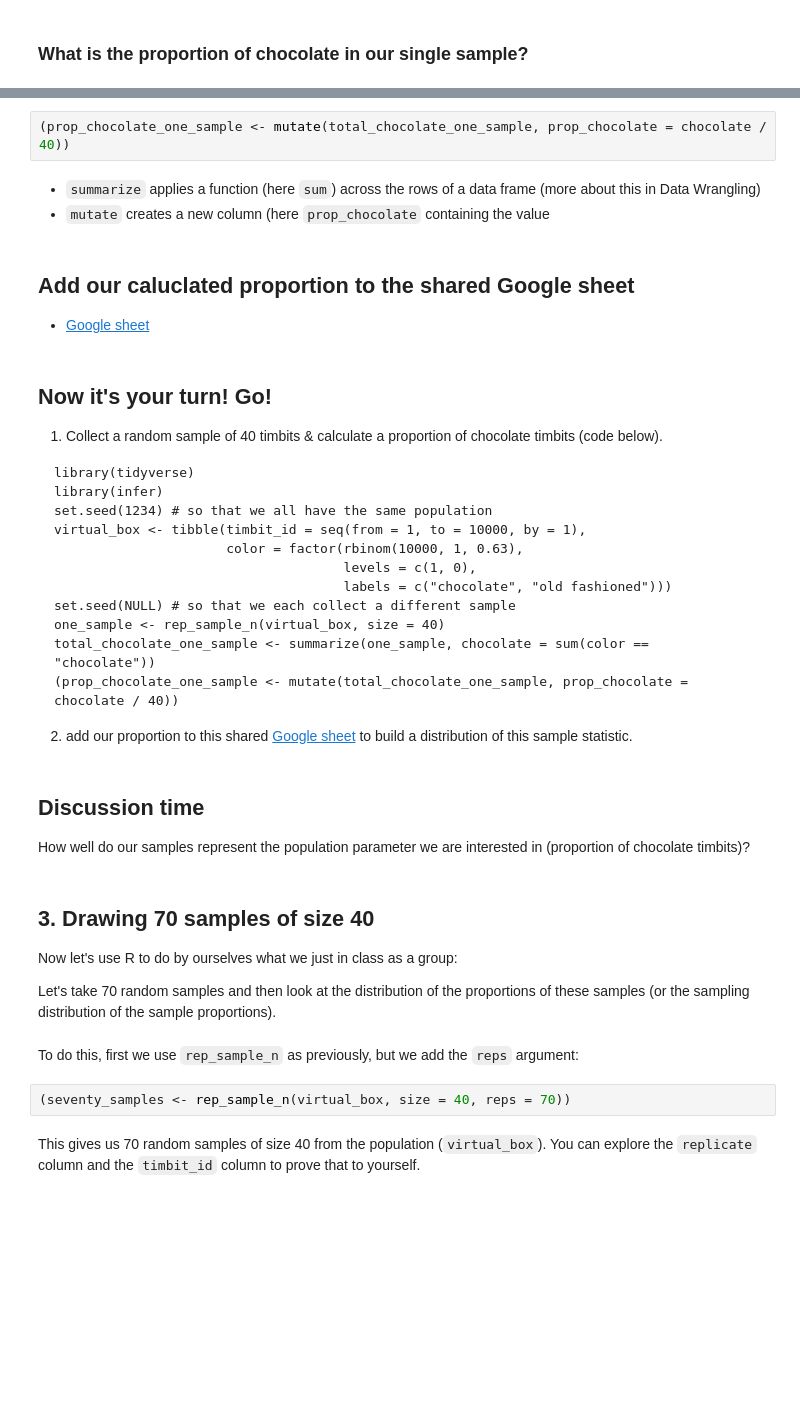
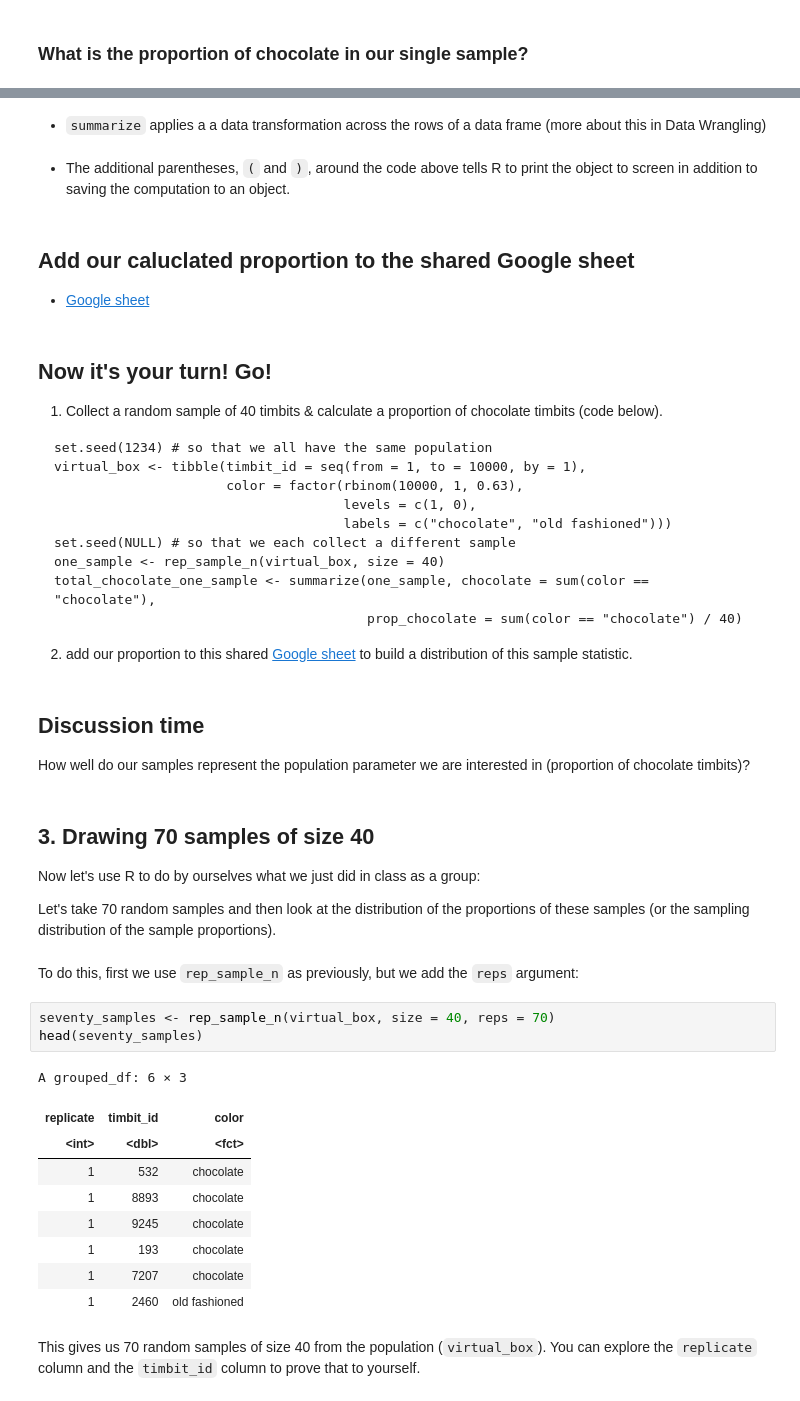
Before and after one commit to UBC-MDS/DSCI_552_stat-inf-1, a Jupyter notebook: lectures/01_lecture-sampling-through-simulation.ipynb, the cells around one changed output, grey strips where cells are left out. Cells and saved outputs as stored; diff of their text form; blank space fills up the shorter version.

````diff
--- a/lectures/01_lecture-sampling-through-simulation.ipynb
+++ b/lectures/01_lecture-sampling-through-simulation.ipynb
@@ -146,8 +169,7 @@ We can tell by the `timbit_id` column that R indeed did what we asked - randomly
-# %%
-(prop_chocolate_one_sample <- mutate(total_chocolate_one_sample, prop_chocolate = chocolate / 40))
 # %% [markdown]
-- `summarize` applies a function (here `sum`) across the rows of a data frame (more about this in Data Wrangling)
-- `mutate` creates a new column (here `prop_chocolate` containing the value
+- `summarize` applies a a data transformation across the rows of a data frame (more about this in Data Wrangling)
+# %% [markdown]
+- The additional parentheses, `(` and `)`, around the code above tells R to print the object to screen in addition to saving the computation to an object.
 # %% [markdown]
 ## Add our caluclated proportion to the shared Google sheet
 
@@ -158,8 +180,6 @@ We can tell by the `timbit_id` column that R indeed did what we asked - randomly
 1. Collect a random sample of 40 timbits & calculate a proportion of chocolate timbits (code below).
 
 ```
-library(tidyverse)
-library(infer)
 set.seed(1234) # so that we all have the same population
 virtual_box <- tibble(timbit_id = seq(from = 1, to = 10000, by = 1),
                       color = factor(rbinom(10000, 1, 0.63),
@@ -167,8 +187,8 @@ virtual_box <- tibble(timbit_id = seq(from = 1, to = 10000, by = 1),
                                      labels = c("chocolate", "old fashioned")))
 set.seed(NULL) # so that we each collect a different sample
 one_sample <- rep_sample_n(virtual_box, size = 40)
-total_chocolate_one_sample <- summarize(one_sample, chocolate = sum(color == "chocolate"))
-(prop_chocolate_one_sample <- mutate(total_chocolate_one_sample, prop_chocolate = chocolate / 40))
+total_chocolate_one_sample <- summarize(one_sample, chocolate = sum(color == "chocolate"),
+                                        prop_chocolate = sum(color == "chocolate") / 40)
 ```
 2. add our proportion to this shared [Google sheet](https://docs.google.com/spreadsheets/d/152tE3_dA6yz3fhbihFXgH0HtMmtLinb2WMGNCJrbAcg/edit?usp=sharing) to build a distribution of this sample statistic.
 # %% [markdown]
@@ -178,13 +198,24 @@ How well do our samples represent the population parameter we are interested in
 # %% [markdown]
 ## 3. Drawing 70 samples of size 40
 
-Now let's use R to do by ourselves what we just in class as a group:
+Now let's use R to do by ourselves what we just did in class as a group:
 
 Let's take 70 random samples and then look at the distribution of the proportions of these samples (or the sampling distribution of the sample proportions).
 # %% [markdown]
 To do this, first we use `rep_sample_n` as previously, but we add the `reps` argument:
 # %%
-(seventy_samples <- rep_sample_n(virtual_box, size = 40, reps = 70))
+seventy_samples <- rep_sample_n(virtual_box, size = 40, reps = 70)
+head(seventy_samples)
+# %% [output]
+A grouped_df: 6 × 3
+| replicate | timbit_id | color |
+| <int> | <dbl> | <fct> |
+| 1 | 532 | chocolate |
+| 1 | 8893 | chocolate |
+| 1 | 9245 | chocolate |
+| 1 | 193 | chocolate |
+| 1 | 7207 | chocolate |
+| 1 | 2460 | old fashioned |
 # %% [markdown]
 This gives us 70 random samples of size 40 from the population (`virtual_box`). You can explore the `replicate` column and the `timbit_id` column to prove that to yourself.
 # %% [markdown]
````
Also changed, not shown: parts of 15 cells of this notebook, 3 other files.
